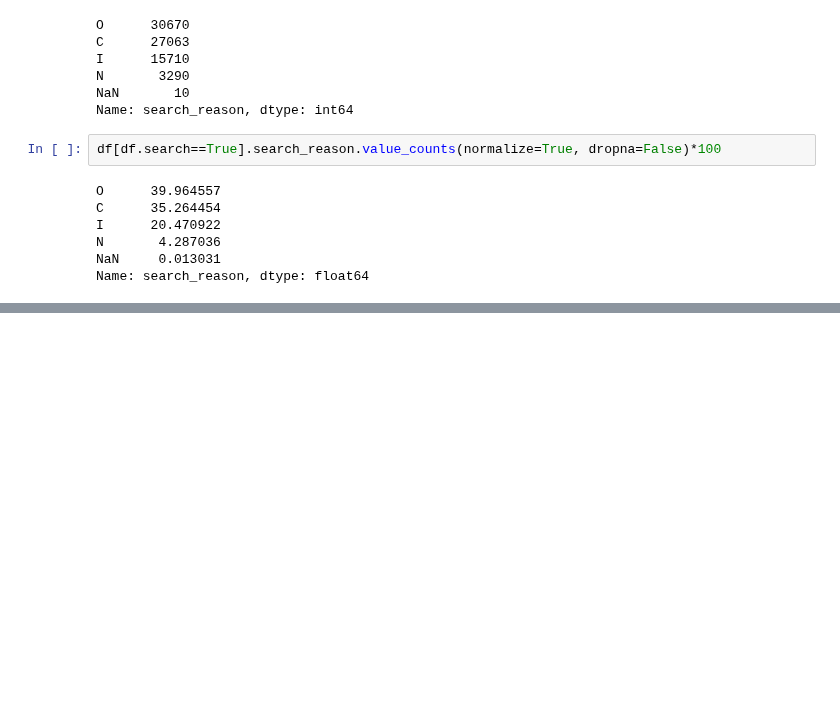
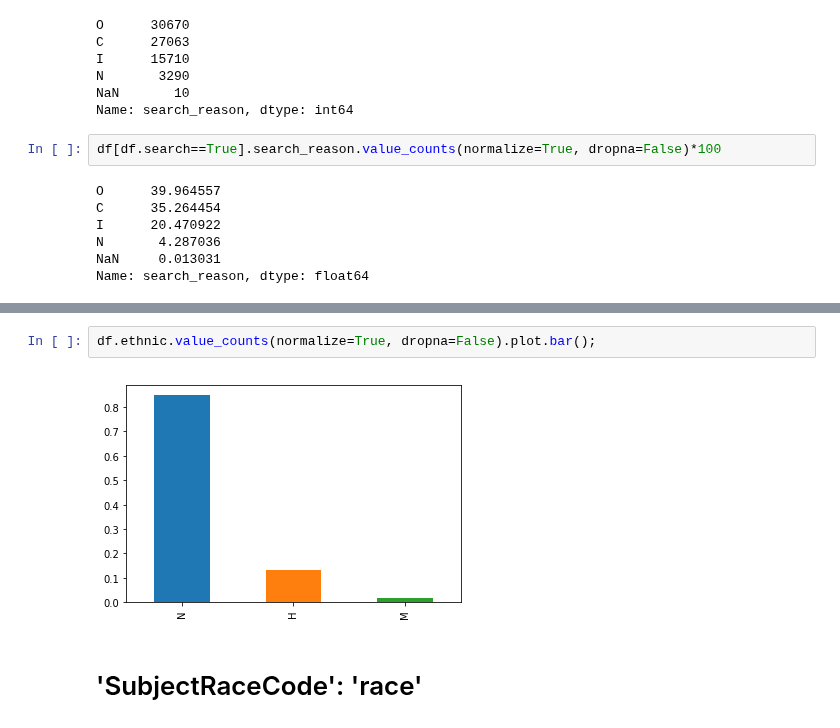
Before and after one commit to jnpicao/LDSSA-batch3-workspace, a Jupyter notebook: Capstone/capstone_data_analysis.ipynb, the cells around one changed output, grey strips where cells are left out. Cells and saved outputs as stored; diff of their text form; blank space fills up the shorter version.

```diff
--- a/Capstone/capstone_data_analysis.ipynb
+++ b/Capstone/capstone_data_analysis.ipynb
@@ -531,0 +590,6 @@ Name: town_res, dtype: float64
+# %%
+df.ethnic.value_counts(normalize=True, dropna=False).plot.bar();
+# %% [output]
+[figure, added]
+# %% [markdown]
+# 'SubjectRaceCode': 'race'
```
Also changed, not shown: parts of 67 cells of this notebook.
